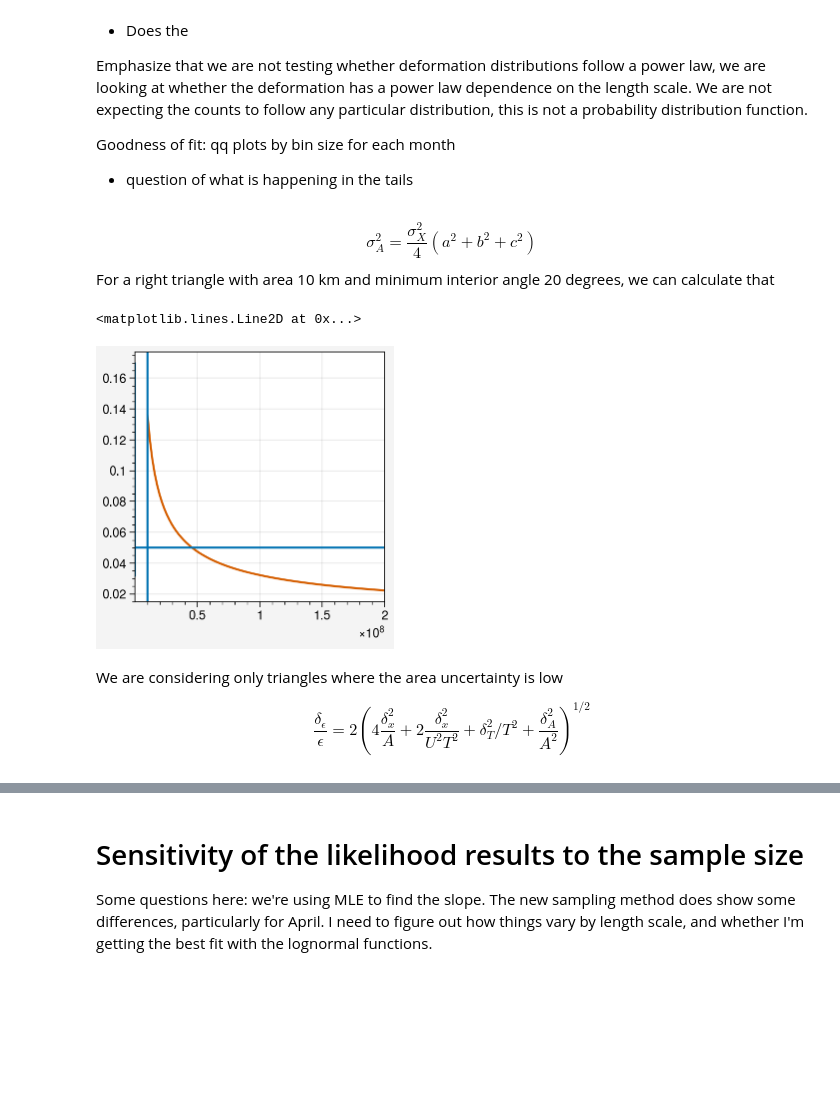
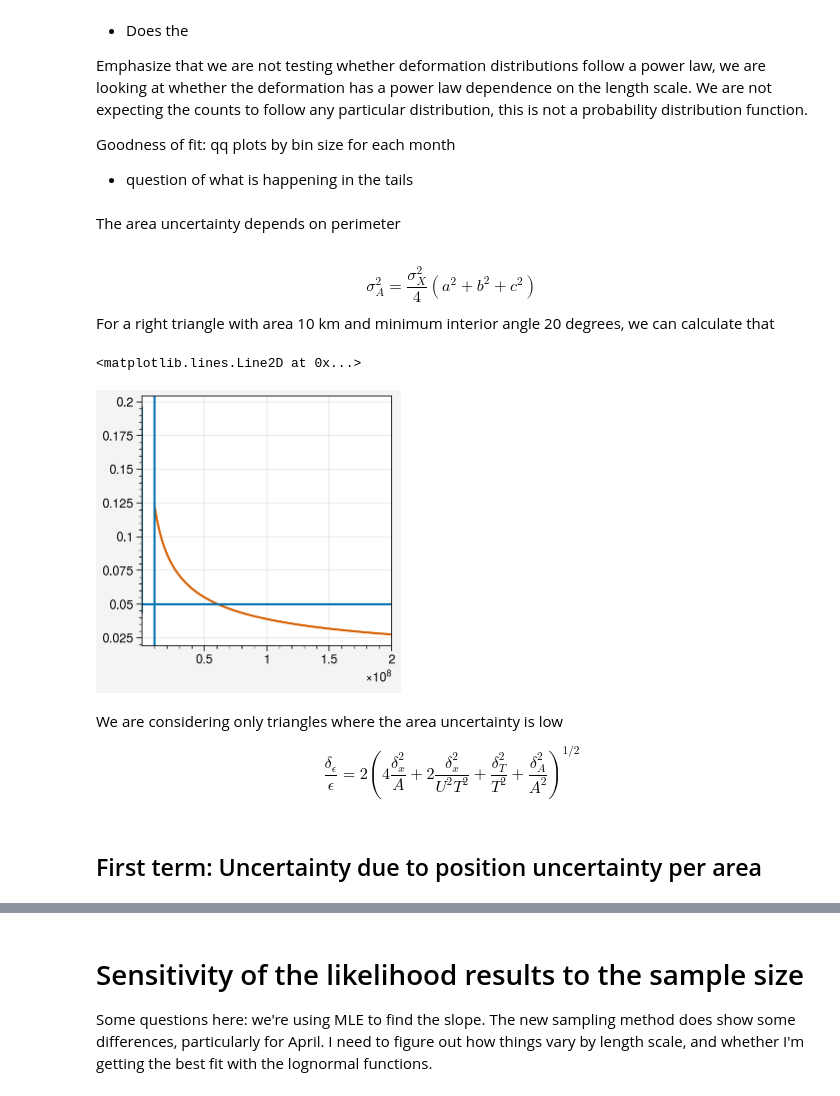
Before and after one commit to danielmwatkins/miz_scales_of_motion, a Jupyter notebook: notebooks/deformation_analysis.ipynb, the cells around one changed output, grey strips where cells are left out. Cells and saved outputs as stored; diff of their text form; code cells hidden in the pictures; blank space fills up the shorter version.

```diff
--- a/notebooks/deformation_analysis.ipynb
+++ b/notebooks/deformation_analysis.ipynb
@@ -206,38 +779,42 @@ Goodness of fit: qq plots by bin size for each month
 - question of what is happening in the tails
 # %%
 import powerlaw
+# %% [markdown]
+The area uncertainty depends on perimeter
 # %% [markdown]
 $$\sigma_A^2 = \frac{\sigma_X^2}{4}(a^2 + b^2 + c^2)$$
 For a right triangle with area 10 km and minimum interior angle 20 degrees, we can calculate that
 # %%
 tri_a = np.linspace(10, 200, 100)*1e6
 a = np.sqrt(2*tri_a/np.tan(np.deg2rad(10)))
 b = a*np.tan(np.deg2rad(20))
-c = np.sqrt(h**2 + b**2)
+c = np.sqrt(a**2 + b**2)
 rel_a = np.sqrt(256**2/4*(a**2 + b**2 + c**2))/tri_a
 fig, ax = pplt.subplots()
 a = np.sqrt(2*tri_a/np.tan(np.deg2rad(10)))
 b = a*np.tan(np.deg2rad(10))
-c = np.sqrt(h**2 + b**2)
+c = np.sqrt(a**2 + b**2)
 rel_a = np.sqrt(256**2/4*(a**2 + b**2 + c**2))/tri_a
 ax.plot(rel_a)
 a = np.sqrt(2*tri_a/np.tan(np.deg2rad(30)))
 b = a*np.tan(np.deg2rad(30))
-c = np.sqrt(h**2 + b**2)
+c = np.sqrt(a**2 + b**2)
 rel_a = np.sqrt(256**2/4*(a**2 + b**2 + c**2))/tri_a
 ax.plot(tri_a, rel_a)
 ax.axvline(10e6)
 ax.axhline(0.05)
 # %% [output]
 <matplotlib.lines.Line2D at 0x...>
-[figure, old version]
+[figure, new version]
 # %% [markdown]
 We are considering only triangles where the area uncertainty is low
 
-$$\frac{\delta_\epsilon}{\epsilon} = 2\left(4 \frac{\delta_x^2}{A} + 2 \frac{\delta_x^2}{U^2T^2} + \delta_T^2/T^2 + \frac{\delta_A^2}{A^2}\right)^{1/2}$$
+$$\frac{\delta_\epsilon}{\epsilon} = 2\left(4 \frac{\delta_x^2}{A} + 2 \frac{\delta_x^2}{U^2T^2} + \frac{\delta_T^2}{T^2} + \frac{\delta_A^2}{A^2}\right)^{1/2}$$
 # %%
 def area_uncertainty(data, dx=256):
     a2 = (data.x1 - data.x2)**2 + (data.y1 - data.y2)**2
     b2 = (data.x1 - data.x3)**2 + (data.y1 - data.y3)**2
     c2 = (data.x3 - data.x2)**2 + (data.y3 - data.y2)**2
     return np.sqrt(dx**2/4*(a2 + b2 + c2))
+# %% [markdown]
+## First term: Uncertainty due to position uncertainty per area
```
Also changed, not shown: parts of 62 cells of this notebook, 5 other files.
